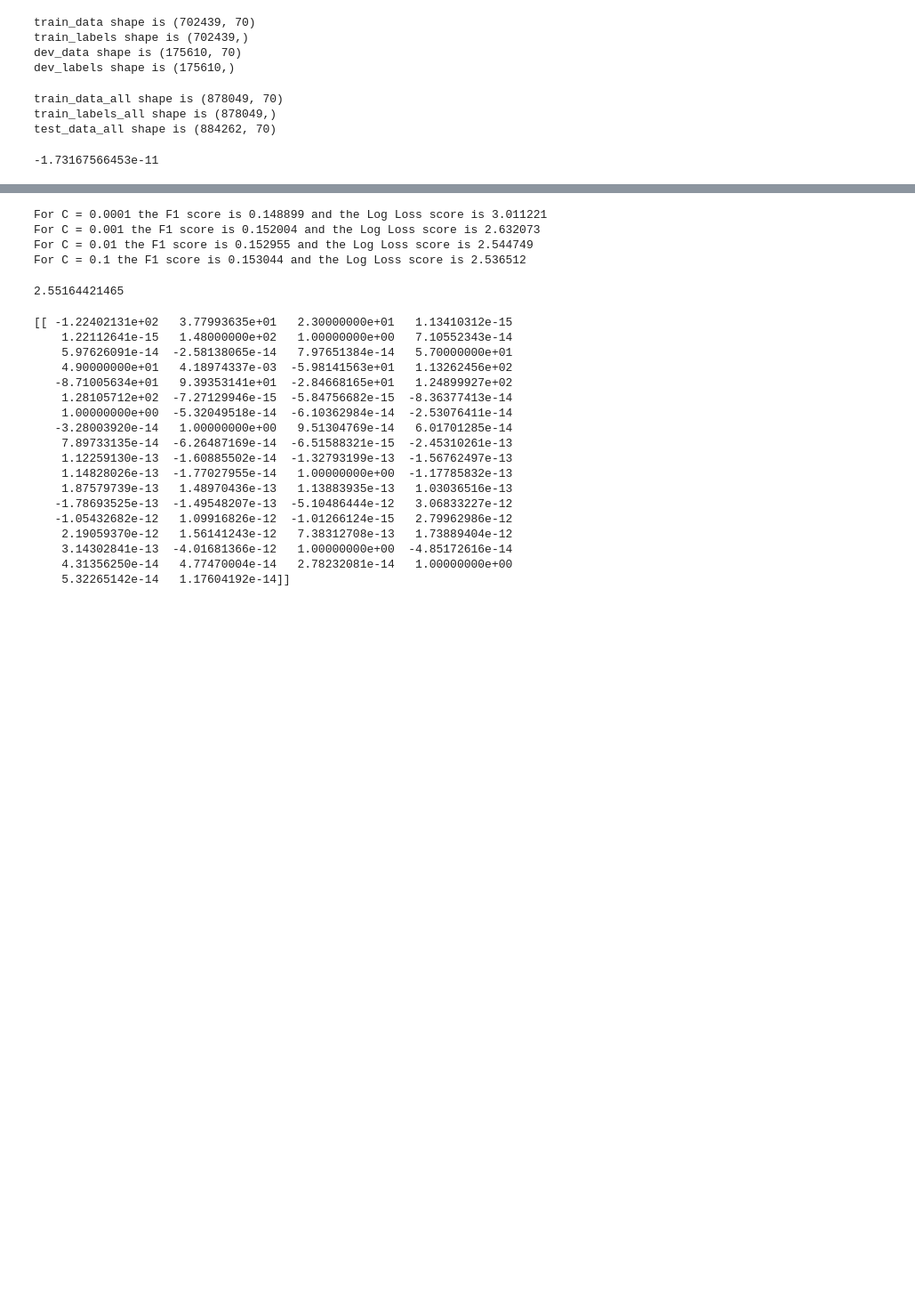
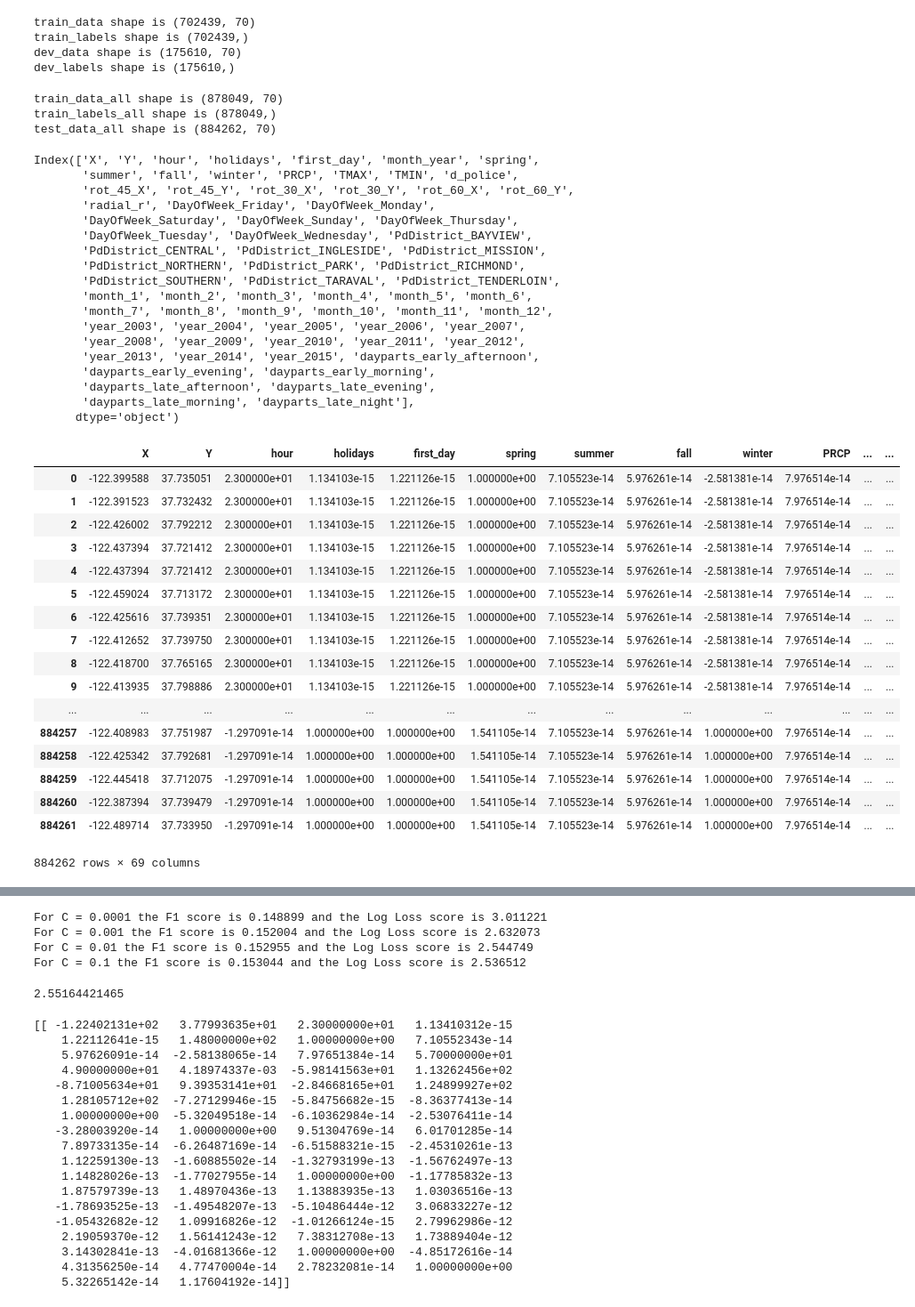
Before and after one commit to daxaurora/W207_CrimeClassification, a Jupyter notebook: W207 Final Project - Logistic Regression Model.ipynb, the cells around one changed output, grey strips where cells are left out. Shown at 89% size. Cells and saved outputs as stored; diff of their text form; code cells hidden in the pictures; blank space fills up the shorter version.

```diff
--- a/W207 Final Project - Logistic Regression Model.ipynb
+++ b/W207 Final Project - Logistic Regression Model.ipynb
@@ -92,14 +94,54 @@ def find_C(data, labels, dev_data, dev_labels, C_values):
 # %%
 # IF there are additional changes to make to the data for this model
 # that would be easier to do in pandas, uncomment and run this code.
 # This model works the same whether the data is in numpy or pandas, so presumably so do other models
 
 #train_data = pd.DataFrame(train_data)
 #train_labels = pd.DataFrame(train_labels)
 #dev_data = pd.DataFrame(dev_data)
 #dev_labels = pd.DataFrame(dev_labels)
-#train_data_all = pd.DataFrame(train_data_all)
+train_data_all = pd.DataFrame(train_data_all, columns = get_feature_names)
 #train_labels_all = pd.DataFrame(train_labels_all)
-#test_data_all = pd.DataFrame(test_data_all)
+test_data_all = pd.DataFrame(test_data_all, columns = get_feature_names)
+
+print(train_data_all.columns)
+train_data_all.drop(['month_year'], axis = 1)
+
+test_data_all.drop(['month_year'], axis = 1)
 # %% [output]
--1.73167566453e-11
+Index(['X', 'Y', 'hour', 'holidays', 'first_day', 'month_year', 'spring',
+       'summer', 'fall', 'winter', 'PRCP', 'TMAX', 'TMIN', 'd_police',
+       'rot_45_X', 'rot_45_Y', 'rot_30_X', 'rot_30_Y', 'rot_60_X', 'rot_60_Y',
+       'radial_r', 'DayOfWeek_Friday', 'DayOfWeek_Monday',
+       'DayOfWeek_Saturday', 'DayOfWeek_Sunday', 'DayOfWeek_Thursday',
+       'DayOfWeek_Tuesday', 'DayOfWeek_Wednesday', 'PdDistrict_BAYVIEW',
+       'PdDistrict_CENTRAL', 'PdDistrict_INGLESIDE', 'PdDistrict_MISSION',
+       'PdDistrict_NORTHERN', 'PdDistrict_PARK', 'PdDistrict_RICHMOND',
+       'PdDistrict_SOUTHERN', 'PdDistrict_TARAVAL', 'PdDistrict_TENDERLOIN',
+       'month_1', 'month_2', 'month_3', 'month_4', 'month_5', 'month_6',
+       'month_7', 'month_8', 'month_9', 'month_10', 'month_11', 'month_12',
+       'year_2003', 'year_2004', 'year_2005', 'year_2006', 'year_2007',
+       'year_2008', 'year_2009', 'year_2010', 'year_2011', 'year_2012',
+       'year_2013', 'year_2014', 'year_2015', 'dayparts_early_afternoon',
+       'dayparts_early_evening', 'dayparts_early_morning',
+       'dayparts_late_afternoon', 'dayparts_late_evening',
+       'dayparts_late_morning', 'dayparts_late_night'],
+      dtype='object')
+|  | X | Y | hour | holidays | first_day | spring | summer | fall | winter | PRCP | ... | ... |
+| 0 | -122.399588 | 37.735051 | 2.300000e+01 | 1.134103e-15 | 1.221126e-15 | 1.000000e+00 | 7.105523e-14 | 5.976261e-14 | -2.581381e-14 | 7.976514e-14 | ... | ... |
+| 1 | -122.391523 | 37.732432 | 2.300000e+01 | 1.134103e-15 | 1.221126e-15 | 1.000000e+00 | 7.105523e-14 | 5.976261e-14 | -2.581381e-14 | 7.976514e-14 | ... | ... |
+| 2 | -122.426002 | 37.792212 | 2.300000e+01 | 1.134103e-15 | 1.221126e-15 | 1.000000e+00 | 7.105523e-14 | 5.976261e-14 | -2.581381e-14 | 7.976514e-14 | ... | ... |
+| 3 | -122.437394 | 37.721412 | 2.300000e+01 | 1.134103e-15 | 1.221126e-15 | 1.000000e+00 | 7.105523e-14 | 5.976261e-14 | -2.581381e-14 | 7.976514e-14 | ... | ... |
+| 4 | -122.437394 | 37.721412 | 2.300000e+01 | 1.134103e-15 | 1.221126e-15 | 1.000000e+00 | 7.105523e-14 | 5.976261e-14 | -2.581381e-14 | 7.976514e-14 | ... | ... |
+| 5 | -122.459024 | 37.713172 | 2.300000e+01 | 1.134103e-15 | 1.221126e-15 | 1.000000e+00 | 7.105523e-14 | 5.976261e-14 | -2.581381e-14 | 7.976514e-14 | ... | ... |
+| 6 | -122.425616 | 37.739351 | 2.300000e+01 | 1.134103e-15 | 1.221126e-15 | 1.000000e+00 | 7.105523e-14 | 5.976261e-14 | -2.581381e-14 | 7.976514e-14 | ... | ... |
+| 7 | -122.412652 | 37.739750 | 2.300000e+01 | 1.134103e-15 | 1.221126e-15 | 1.000000e+00 | 7.105523e-14 | 5.976261e-14 | -2.581381e-14 | 7.976514e-14 | ... | ... |
+| 8 | -122.418700 | 37.765165 | 2.300000e+01 | 1.134103e-15 | 1.221126e-15 | 1.000000e+00 | 7.105523e-14 | 5.976261e-14 | -2.581381e-14 | 7.976514e-14 | ... | ... |
+| 9 | -122.413935 | 37.798886 | 2.300000e+01 | 1.134103e-15 | 1.221126e-15 | 1.000000e+00 | 7.105523e-14 | 5.976261e-14 | -2.581381e-14 | 7.976514e-14 | ... | ... |
+| ... | ... | ... | ... | ... | ... | ... | ... | ... | ... | ... | ... | ... |
+| 884257 | -122.408983 | 37.751987 | -1.297091e-14 | 1.000000e+00 | 1.000000e+00 | 1.541105e-14 | 7.105523e-14 | 5.976261e-14 | 1.000000e+00 | 7.976514e-14 | ... | ... |
+| 884258 | -122.425342 | 37.792681 | -1.297091e-14 | 1.000000e+00 | 1.000000e+00 | 1.541105e-14 | 7.105523e-14 | 5.976261e-14 | 1.000000e+00 | 7.976514e-14 | ... | ... |
+| 884259 | -122.445418 | 37.712075 | -1.297091e-14 | 1.000000e+00 | 1.000000e+00 | 1.541105e-14 | 7.105523e-14 | 5.976261e-14 | 1.000000e+00 | 7.976514e-14 | ... | ... |
+| 884260 | -122.387394 | 37.739479 | -1.297091e-14 | 1.000000e+00 | 1.000000e+00 | 1.541105e-14 | 7.105523e-14 | 5.976261e-14 | 1.000000e+00 | 7.976514e-14 | ... | ... |
+| 884261 | -122.489714 | 37.733950 | -1.297091e-14 | 1.000000e+00 | 1.000000e+00 | 1.541105e-14 | 7.105523e-14 | 5.976261e-14 | 1.000000e+00 | 7.976514e-14 | ... | ... |
+884262 rows × 69 columns
```
Also changed, not shown: parts of 13 cells of this notebook, 3 other files.
